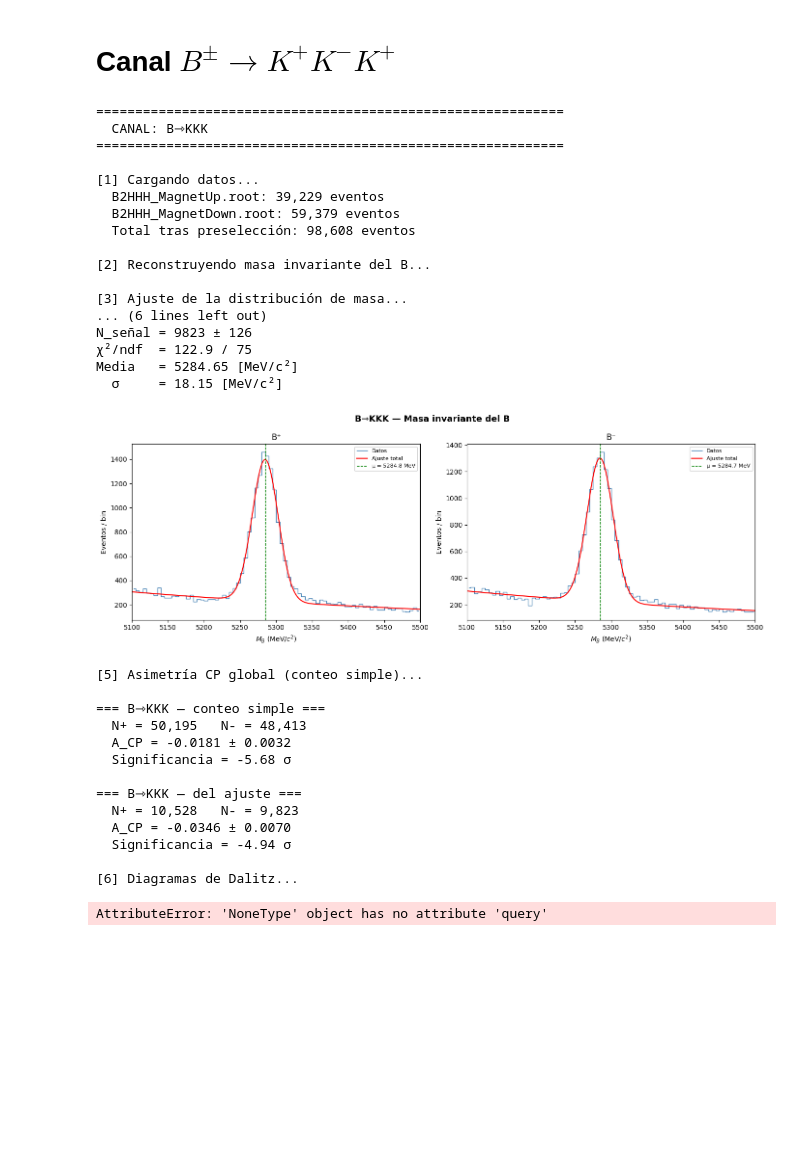
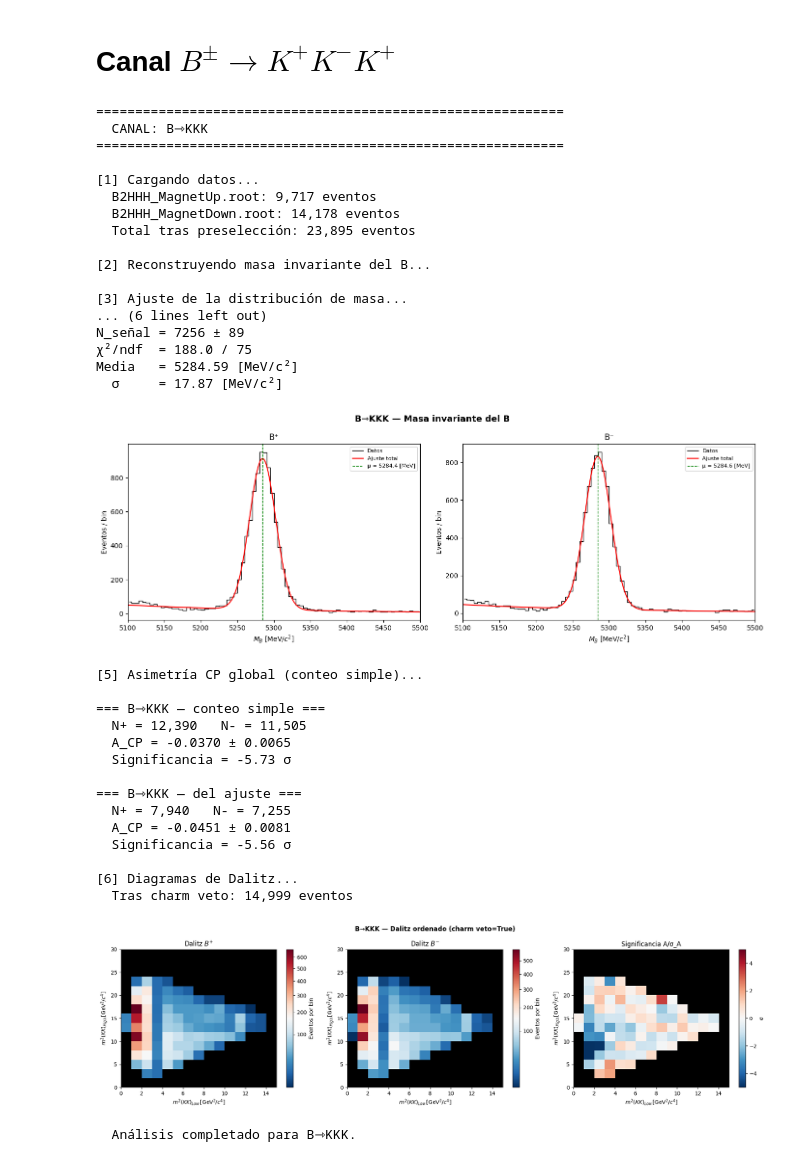
Before and after one commit to MASilva139/LHCb-Open-Data, a Jupyter notebook: Hackaton_2024/opendata-project-1.2/LHCb_ch.ipynb, the cells around one changed output. Drawn from its saved outputs; the diff is of its cells as text; code cells hidden in the pictures; blank space fills up the shorter version.

Commit message:
LHCb:10-(UpROOT:03)

```diff
--- a/Hackaton_2024/opendata-project-1.2/LHCb_ch.ipynb
+++ b/Hackaton_2024/opendata-project-1.2/LHCb_ch.ipynb
@@ -26,50 +26,52 @@ Directorio de datos; /home/karna/Documentos/LHCb/Hackaton_2024/opendata-project-
 # %%
 PRESELECTION_KKK = (
     '(H1_isMuon==0) & (H2_isMuon==0) & (H3_isMuon==0)'
-    ' & (H1_ProbK > 0.5) & (H3_ProbK > 0.5) & (H3_ProbK > 0.5)'
-    ' & (H1_ProbPi < 0.5) & (H3_ProbPi < 0.5) & (H3_ProbPi < 0.5)'
+    ' & (H1_ProbK > 0.5) & (H2_ProbK > 0.5) & (H3_ProbK > 0.5)'
+    ' & (H1_ProbPi < 0.5) & (H2_ProbPi < 0.5) & (H3_ProbPi < 0.5)'
 )
 MASSES_KKK = (mK, mK, mK)
 
 results_KKK = analisis.run_channel_analysis(
     channel_name = "B⇾KKK",
     preselection = PRESELECTION_KKK,
     masses = MASSES_KKK,
     fit_model = 'gauss_exp',
     charm_veto = True,
     use_sideband = False,
     mass_window = (5197, 5364)
 )
 # %% [output]
 ============================================================
   CANAL: B⇾KKK
 ============================================================
 
 [1] Cargando datos...
-  B2HHH_MagnetUp.root: 39,229 eventos
-  B2HHH_MagnetDown.root: 59,379 eventos
-  Total tras preselección: 98,608 eventos
+  B2HHH_MagnetUp.root: 9,717 eventos
+  B2HHH_MagnetDown.root: 14,178 eventos
+  Total tras preselección: 23,895 eventos
 
 [2] Reconstruyendo masa invariante del B...
 
 [3] Ajuste de la distribución de masa...
 ... (6 lines left out)
-N_señal = 9823 ± 126
-χ²/ndf  = 122.9 / 75
-Media   = 5284.65 [MeV/c²]
-  σ     = 18.15 [MeV/c²]
+N_señal = 7256 ± 89
+χ²/ndf  = 188.0 / 75
+Media   = 5284.59 [MeV/c²]
+  σ     = 17.87 [MeV/c²]
-[figure, old version]
+[figure, new version]
 [5] Asimetría CP global (conteo simple)...
 
 === B⇾KKK — conteo simple ===
-  N+ = 50,195   N- = 48,413
-  A_CP = -0.0181 ± 0.0032
-  Significancia = -5.68 σ
+  N+ = 12,390   N- = 11,505
+  A_CP = -0.0370 ± 0.0065
+  Significancia = -5.73 σ
 
 === B⇾KKK — del ajuste ===
-  N+ = 10,528   N- = 9,823
-  A_CP = -0.0346 ± 0.0070
-  Significancia = -4.94 σ
+  N+ = 7,940   N- = 7,255
+  A_CP = -0.0451 ± 0.0081
+  Significancia = -5.56 σ
 
 [6] Diagramas de Dalitz...
+  Tras charm veto: 14,999 eventos
+[figure, added]
-AttributeError: 'NoneType' object has no attribute 'query'
+  Análisis completado para B⇾KKK.
```
Also changed, not shown: parts of 5 cells of this notebook, 10 other files.
